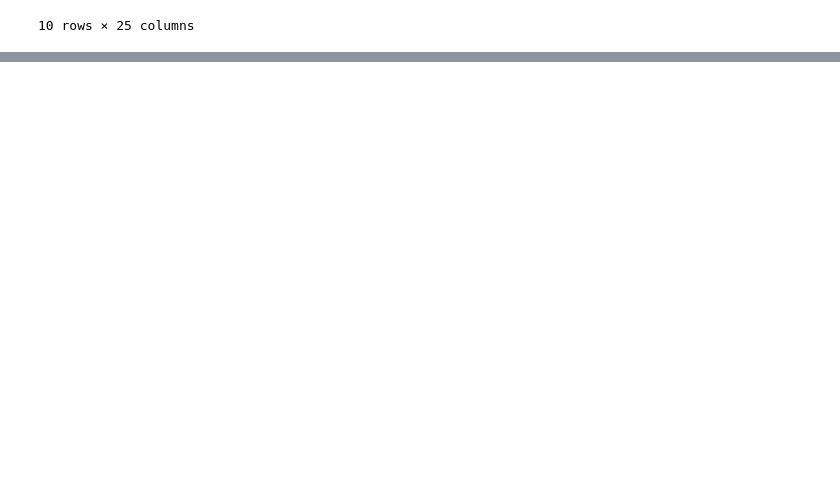
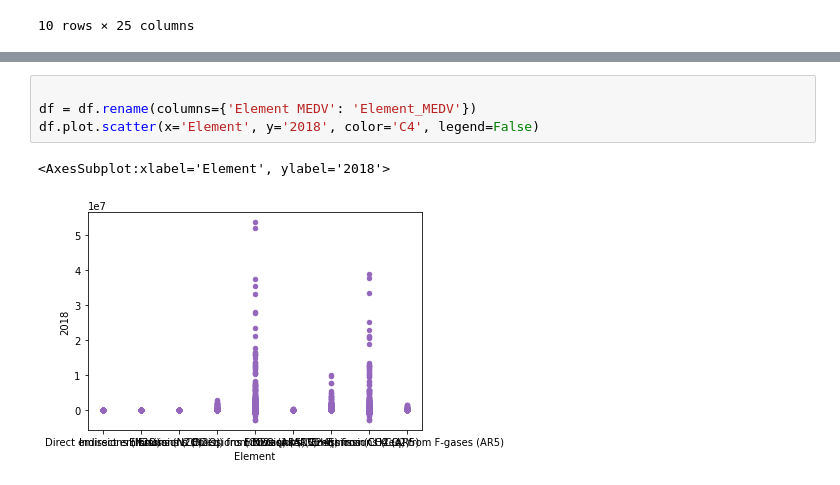
Before and after one commit to ashleyrabanales/rabanales_ML, a Jupyter notebook: Homework/midterm.ipynb, the cells around one changed output, grey strips where cells are left out. Cells and saved outputs as stored; diff of their text form; blank space fills up the shorter version.

```diff
--- a/Homework/midterm.ipynb
+++ b/Homework/midterm.ipynb
@@ -24,0 +128,7 @@ df.head(10)
+# %%
+
+df = df.rename(columns={'Element MEDV': 'Element_MEDV'})
+df.plot.scatter(x='Element', y='2018', color='C4', legend=False)
+# %% [output]
+<AxesSubplot:xlabel='Element', ylabel='2018'>
+[figure, added]
```
Also changed, not shown: parts of 14 cells of this notebook, 2 other files.
